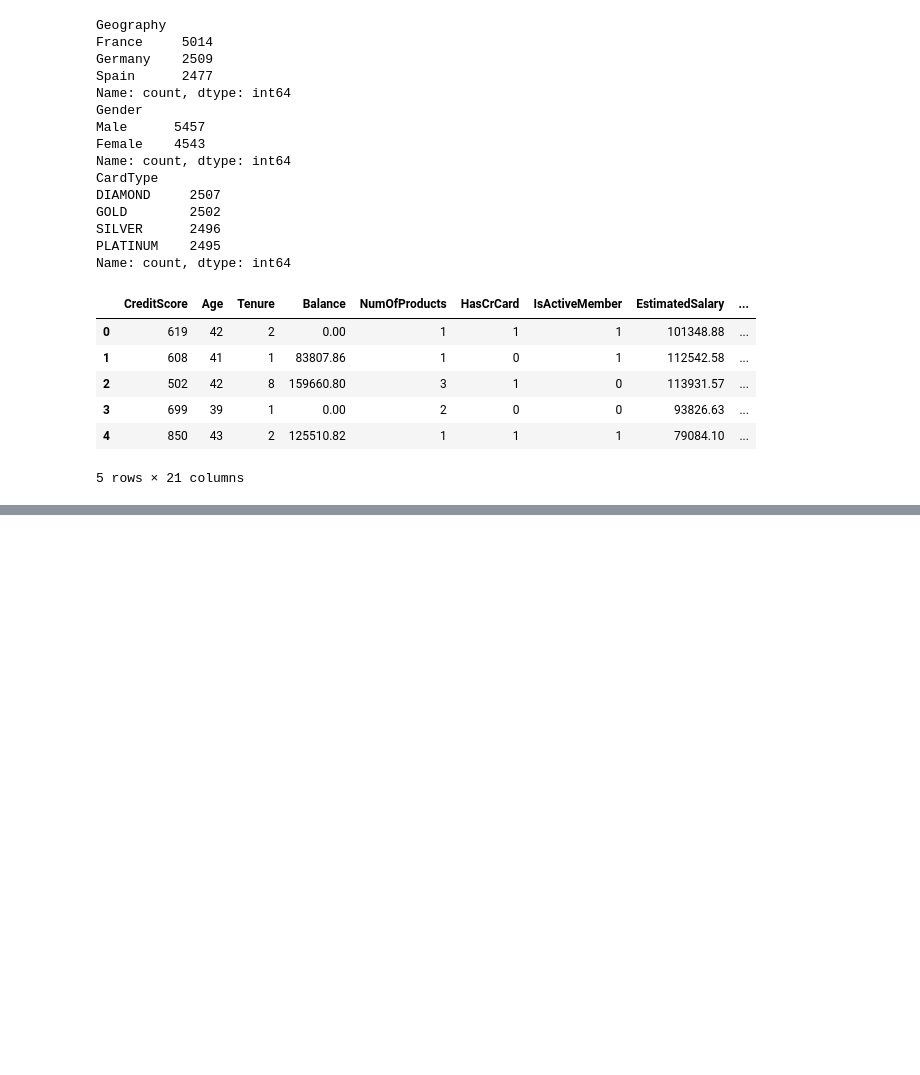
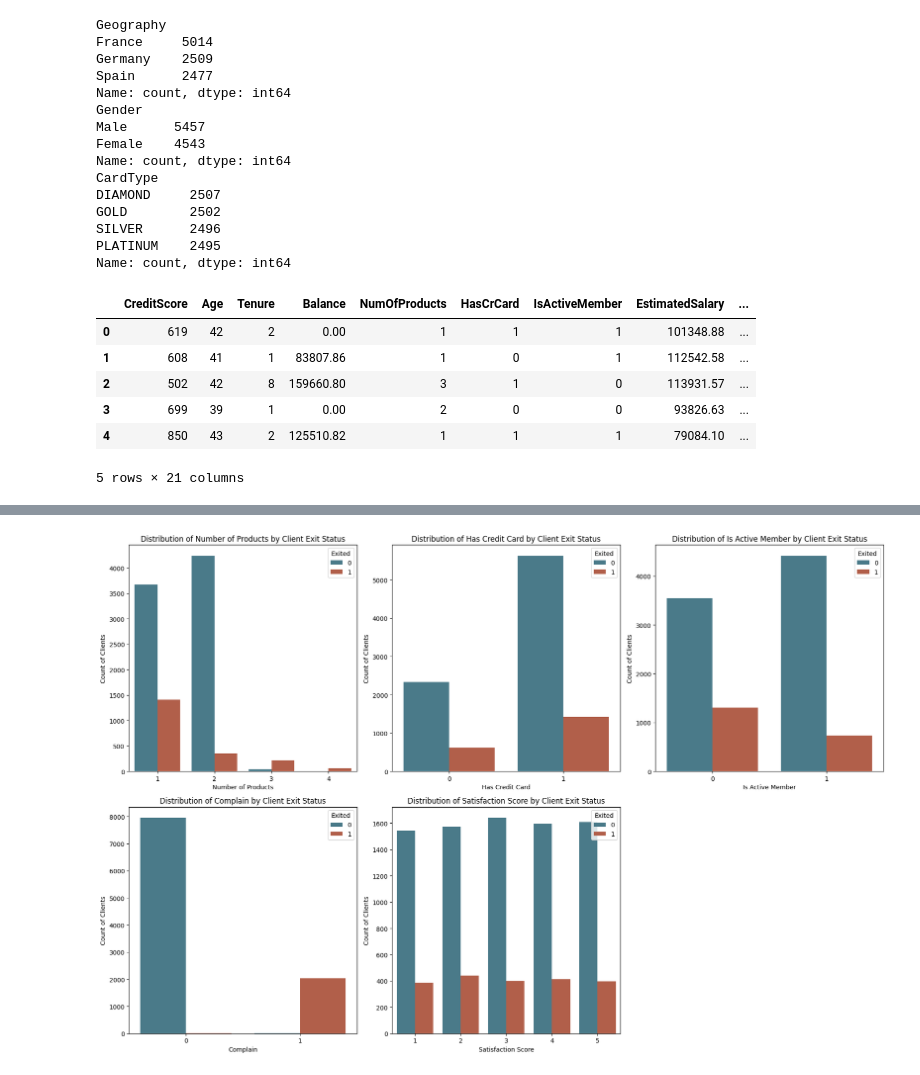
Before and after one commit to Abderrahmane-Chafi/BankCustomerChurnAnalysis, a Jupyter notebook: notebook794dc85e40.ipynb, the cells around one changed output, grey strips where cells are left out. Cells and saved outputs as stored; diff of their text form; code cells hidden in the pictures; blank space fills up the shorter version.

```diff
--- a/notebook794dc85e40.ipynb
+++ b/notebook794dc85e40.ipynb
@@ -202,0 +213,21 @@ dtype: object
+# %%
+fig, axes = plt.subplots(2, 3, figsize=(18, 12))
+
+columns = ['NumOfProducts', 'HasCrCard', 'IsActiveMember', 'Complain', 'Satisfaction Score']
+titles = ["Number of Products", "Has Credit Card", "Is Active Member", "Complain", "Satisfaction Score"]
+
+for ax, column, title in zip(axes.flatten(), columns, titles):
+    sns.countplot(data=df, x=column, hue='Exited', ax=ax, palette=colors)
+    ax.set_title(f"Distribution of {title} by Client Exit Status", loc='center')
+    ax.set_xlabel(title)
+    ax.set_ylabel("Count of Clients")
+
+# Remove the last subplot
+fig.delaxes(axes[1][2])
+
+# Adjust layout to prevent overlap
+plt.tight_layout()
+
+plt.show()
+# %% [output]
+[figure, added]
```
Also changed, not shown: parts of 9 cells of this notebook.
